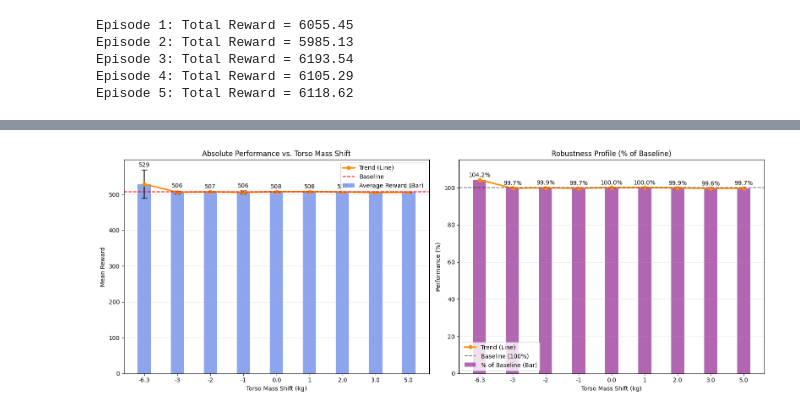
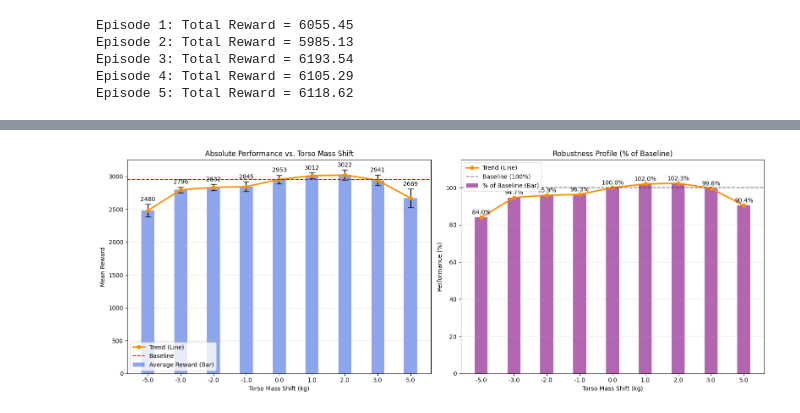
Before and after one commit to alessandro-benvenuti/doraemon-sim2real, a Jupyter notebook: notebooks/halfcheetah_experiments.ipynb, the cells around one changed output, grey strips where cells are left out. Drawn from its saved outputs; the diff is of its cells as text; code cells hidden in the pictures.

```diff
--- a/notebooks/halfcheetah_experiments.ipynb
+++ b/notebooks/halfcheetah_experiments.ipynb
@@ -455,69 +448,62 @@ from gymnasium.envs.registration import register
 from stable_baselines3 import SAC
 from stable_baselines3.common.vec_env import DummyVecEnv, VecNormalize
 from stable_baselines3.common.evaluation import evaluate_policy
+import os
 
-# --- 1. CARICAMENTO MODELLO ---
-print("Caricamento modello da ./logs/halfcheetah/doraemon/final_model.zip ...")
-model = SAC.load("C:\\Users\\irene\\OneDrive - Politecnico di Torino\\02_robot_learning\\project\\project-extension-bartolini_benvenuti\\results\\halfcheetah\\doraemon\\final_model.zip", device="cpu")
+# --- 1. CONFIGURAZIONE PATH E CARICAMENTO ---
+# Usa path consistenti
+base_path = ".\\logs\\halfcheetah\\doraemon"
+model_path = os.path.join(base_path, "final_model.zip")
+norm_path = os.path.join(base_path, "final_vecnormalize.pkl")
+
+print(f"Caricamento modello da {model_path}...")
+model = SAC.load(model_path, device="cpu")
 
 # --- 2. REGISTRAZIONE ENVIRONMENT ---
 try:
     register(
         id="CustomHalfCheetah-shift-v0",
         entry_point=CustomHalfCheetah,
-        max_episode_steps=500,
+        max_episode_steps=500, # Allineato a SOURCE/TARGET
         kwargs={"domain": "shift", "mass_shift": 0.0}
     )
-    print("Environment 'CustomHalfCheetah-shift-v0' registrato correttamente.")
-except gym.error.Error:
+    print("Environment 'CustomHalfCheetah-shift-v0' registrato.")
+except:
     pass
 
-# --- 3. CONFIGURAZIONE ---
-mass_shifts = [-6.3, -3, -2, -1, 0.0, 1, 2.0, 3.0, 5.0]
-n_eval_episodes = 20
+# --- 3. CONFIGURAZIONE VALUTAZIONE ---
+mass_shifts = [-5.0, -3.0, -2.0, -1.0, 0.0, 1.0, 2.0, 3.0, 5.0]
+n_eval_episodes = 10 # Ridotto per velocità, aumenta se serve precisione
 results_mean = []
 results_std = []
 
-print(f"\nAvvio valutazione robustezza su {len(mass_shifts)} configurazioni...")
+print(f"\nAvvio valutazione su {len(mass_shifts)} configurazioni...")
 print("-" * 60)
 
 # --- 4. LOOP DI VALUTAZIONE ---
 for shift in mass_shifts:
-    env = gym.make("CustomHalfCheetah-shift-v0", mass_shift=shift)
-    env = DummyVecEnv([lambda: env])
+    # Creazione ambiente base
+    raw_env = gym.make("CustomHalfCheetah-shift-v0", mass_shift=shift)
 
-    # Caricamento normalizzazione (se presente)
-    try:
+    # Debug massa (PRIMA dei wrapper per sicurezza)
+    actual_mass = raw_env.unwrapped.model.body_mass[1]
+
+    # Applicazione Wrapper Vettoriale
+    env = DummyVecEnv([lambda: raw_env])
+
+    # Caricamento Normalizzazione
+    if os.path.exists(norm_path):
         env = VecNormalize.load(norm_path, env)
         env.training = False
-        env.norm_reward = False
-    except:
-        pass
+        env.norm_obs = True    # FONDAMENTALE: Attiva la normalizzazione input
+        env.norm_reward = False # Non serve normalizzare il reward in eval
+    else:
+        print(f"ATTENZIONE: Statistiche non trovate in {norm_path}")
 
-    # --- NUOVO DEBUG CORRETTO ---
-    # 1. Accedi al primo ambiente del vettore (DummyVecEnv)
-    # 2. Accedi all'ambiente reale (unwrapped) dentro quel vettore
-    unwrapped_env = env.envs[0].unwrapped
+    print(f"[DEBUG] Shift: {shift:+.1f} kg | MASSA REALE: {actual_mass:.4f} kg")
 
-    try:
-        # MuJoCo access
-        actual_mass = unwrapped_env.model.body_mass[1]
-        body_name = unwrapped_env.model.body(1).name
-
-        print(f"\n[DEBUG] Shift richiesto: {shift:+.1f} kg")
-        print(f"[DEBUG] Nome corpo indice 1: {body_name}")
-        print(f"[DEBUG] MASSA REALE NEL SIMULATORE: {actual_mass:.4f} kg")
-    except AttributeError:
-        print(f"\n[DEBUG] Errore: Impossibile accedere a .model. Assicurati che l'env sia basato su MuJoCo.")
-    norm_path = f"C:\\Users\\irene\\OneDrive - Politecnico di Torino\\02_robot_learning\\project\\project-extension-bartolini_benvenuti\\results\\halfcheetah\\doraemon\\final_vecnormalize.pkl"
-    try:
-        env = VecNormalize.load(norm_path, env)
-        env.training = False
-        env.norm_reward = False
-    except FileNotFoundError:
-        pass
-
-    episode_rewards, episode_lengths = evaluate_policy(
+    # Valutazione
+    episode_rewards, _ = evaluate_policy(
         model,
         env,
         n_eval_episodes=n_eval_episodes,
@@ -530,13 +516,15 @@ for shift in mass_shifts:
     results_mean.append(mean_r)
     results_std.append(std_r)
 
-    print(f"Shift {shift:+.1f} kg | Reward: {mean_r:8.2f} +/- {std_r:6.2f}")
-
+    print(f"-> Reward: {mean_r:8.2f} +/- {std_r:6.2f}")
     env.close()
 
-# --- 5. PLOTTING (BARRE + CURVA) ---
+# --- 5. PLOTTING ---
+# (Il tuo codice di plotting va bene, assicurati solo che results_mean sia np.array)
 results_mean = np.array(results_mean)
 results_std = np.array(results_std)
+
+# ... resto del tuo codice di plotting ...
 
 if 0.0 in mass_shifts:
     baseline_idx = mass_shifts.index(0.0)
@@ -628 +607 @@ Shift +5.0 kg | Reward:   505.93 +/-   1.32
-[figure, old version]
+[figure, new version]
```
Also changed, not shown: parts of 2 cells of this notebook.
